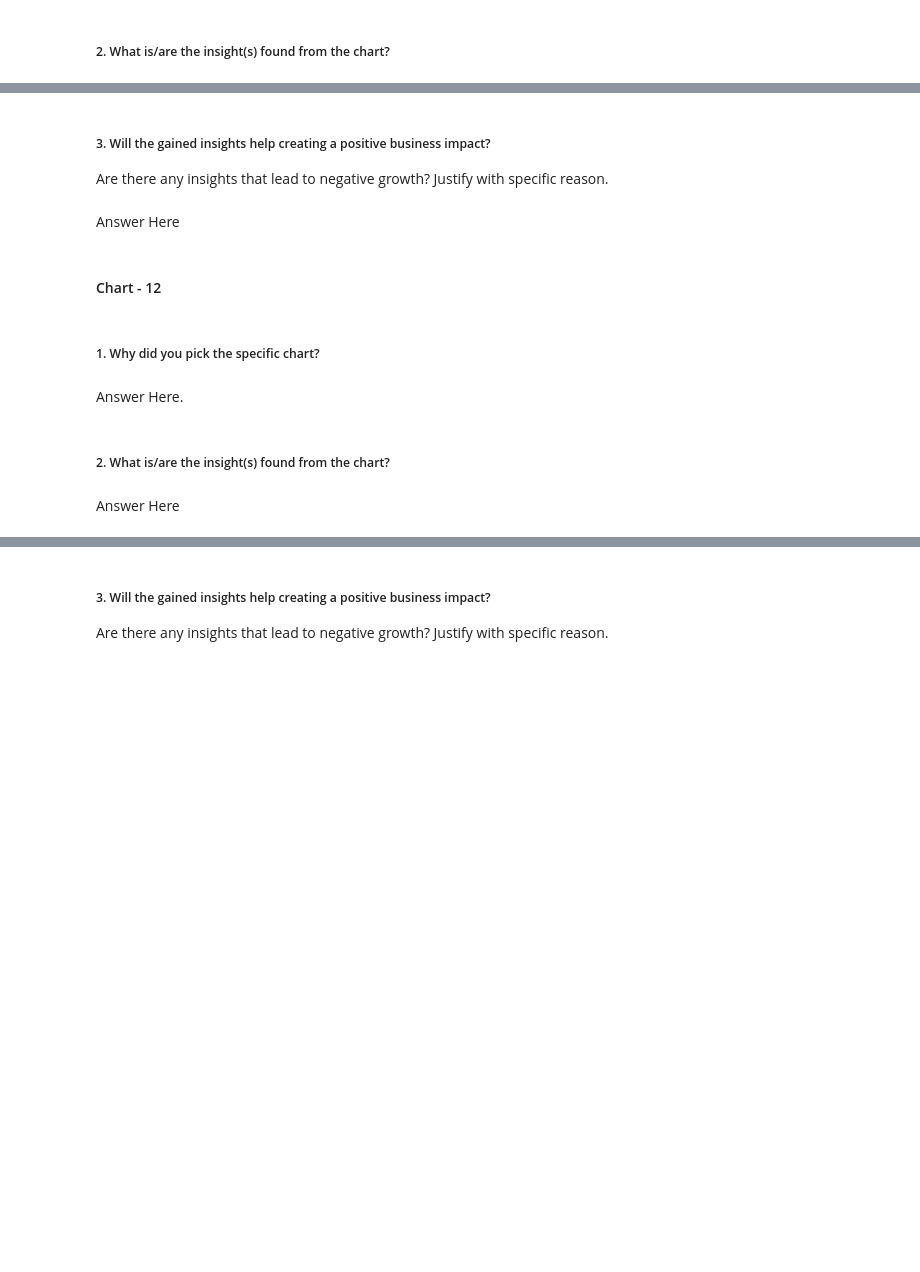
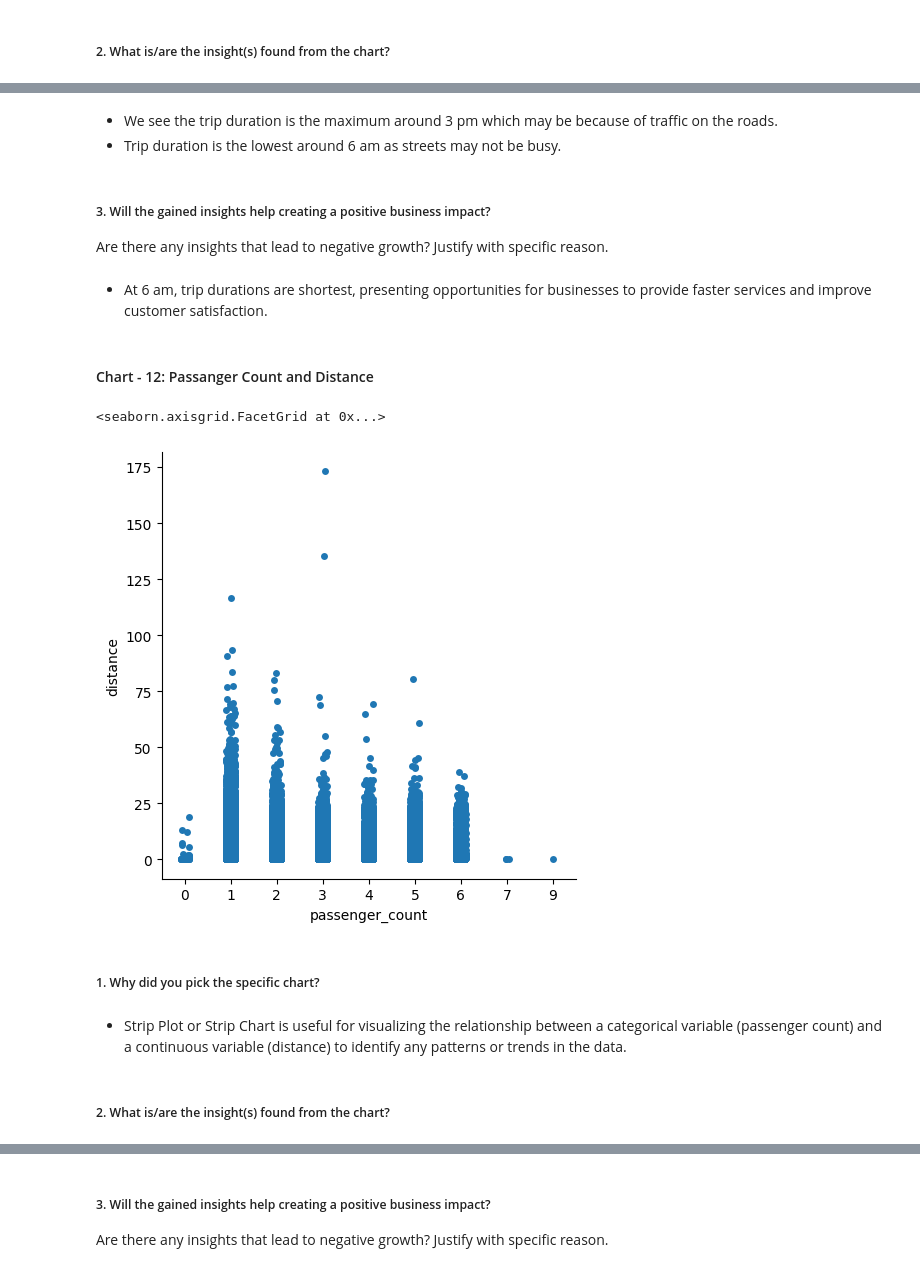
Before and after one commit to DevanshA2511/NYC_Taxi_trip_time_predection, a Jupyter notebook: NYC_Taxi_Trip_Time_Prediction_ML_Capstone_Project_Submission.ipynb, the cells around one changed output, grey strips where cells are left out. Saved outputs shown, nothing was run; the diff lists cells and outputs as text; code cells hidden in the pictures; blank space fills up the shorter version.

```diff
--- a/NYC_Taxi_Trip_Time_Prediction_ML_Capstone_Project_Submission.ipynb
+++ b/NYC_Taxi_Trip_Time_Prediction_ML_Capstone_Project_Submission.ipynb
@@ -776,17 +781,22 @@ Answer Here
+# %% [markdown]
+* We see the trip duration is the maximum around 3 pm which may be because of traffic on the roads.
+* Trip duration is the lowest around 6 am as streets may not be busy.
 # %% [markdown]
 ##### 3. Will the gained insights help creating a positive business impact?
 Are there any insights that lead to negative growth? Justify with specific reason.
-# %% [markdown]
-Answer Here
+# %% [markdown]
+* At 6 am, trip durations are shortest, presenting opportunities for businesses to provide faster services and improve customer satisfaction.
 # %% [markdown]
-#### Chart - 12
+#### Chart - 12: Passanger Count and Distance
 # %%
 # Chart - 12 visualization code
+sns.catplot(y='distance',x='passenger_count',data=taxi_df,kind='strip')
+# %% [output]
+<seaborn.axisgrid.FacetGrid at 0x...>
+[figure, added]
 # %% [markdown]
 ##### 1. Why did you pick the specific chart?
-# %% [markdown]
-Answer Here.
+# %% [markdown]
+* Strip Plot or Strip Chart is  useful for visualizing the relationship between a categorical variable (passenger count) and a continuous variable (distance) to identify any patterns or trends in the data.
 # %% [markdown]
 ##### 2. What is/are the insight(s) found from the chart?
-# %% [markdown]
-Answer Here
```
Also changed, not shown: parts of 84 cells of this notebook.
